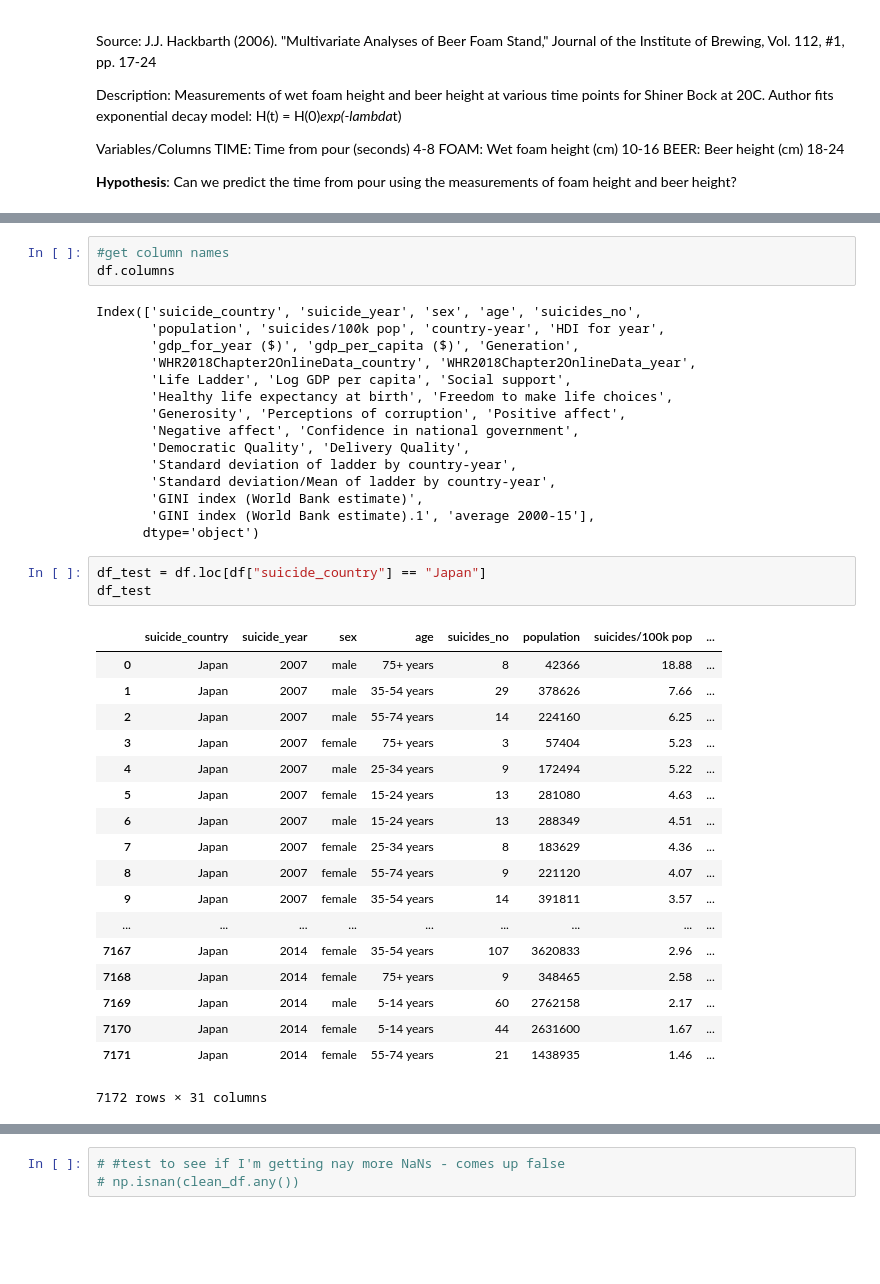
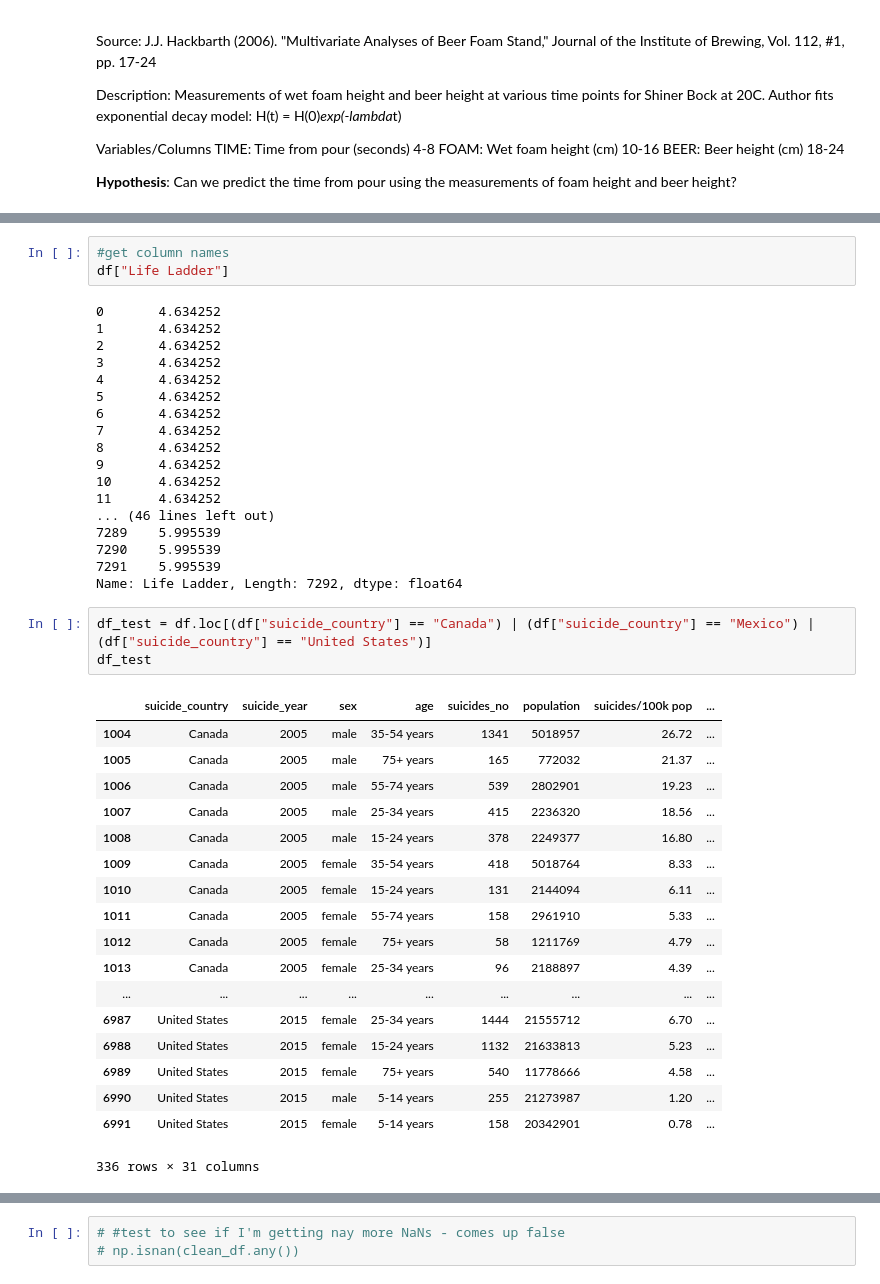
Before and after one commit to atjhsieh/Fantastic4, a Jupyter notebook: test_multiv_regress.ipynb, the cells around one changed output, grey strips where cells are left out. Cells and saved outputs as stored; diff of their text form; blank space fills up the shorter version.

```diff
--- a/test_multiv_regress.ipynb
+++ b/test_multiv_regress.ipynb
@@ -47,42 +48,45 @@ df
 # %%
 #get column names
-df.columns
+df["Life Ladder"]
 # %% [output]
-Index(['suicide_country', 'suicide_year', 'sex', 'age', 'suicides_no',
-       'population', 'suicides/100k pop', 'country-year', 'HDI for year',
-       'gdp_for_year ($)', 'gdp_per_capita ($)', 'Generation',
-       'WHR2018Chapter2OnlineData_country', 'WHR2018Chapter2OnlineData_year',
-       'Life Ladder', 'Log GDP per capita', 'Social support',
-       'Healthy life expectancy at birth', 'Freedom to make life choices',
-       'Generosity', 'Perceptions of corruption', 'Positive affect',
-       'Negative affect', 'Confidence in national government',
-       'Democratic Quality', 'Delivery Quality',
-       'Standard deviation of ladder by country-year',
-       'Standard deviation/Mean of ladder by country-year',
-       'GINI index (World Bank estimate)',
-       'GINI index (World Bank estimate).1', 'average 2000-15'],
-      dtype='object')
+0       4.634252
+1       4.634252
+2       4.634252
+3       4.634252
+4       4.634252
+5       4.634252
+6       4.634252
+7       4.634252
+8       4.634252
+9       4.634252
+10      4.634252
+11      4.634252
+... (46 lines left out)
+7289    5.995539
+7290    5.995539
+7291    5.995539
+Name: Life Ladder, Length: 7292, dtype: float64
 # %%
-df_test = df.loc[df["suicide_country"] == "Japan"]
+df_test = df.loc[(df["suicide_country"] == "Canada") | (df["suicide_country"] == "Mexico") | (df["suicide_country"] == "United States")]
 df_test
 # %% [output]
 |  | suicide_country | suicide_year | sex | age | suicides_no | population | suicides/100k pop | ... |
-| 0 | Japan | 2007 | male | 75+ years | 8 | 42366 | 18.88 | ... |
-| 1 | Japan | 2007 | male | 35-54 years | 29 | 378626 | 7.66 | ... |
-| 2 | Japan | 2007 | male | 55-74 years | 14 | 224160 | 6.25 | ... |
-| 3 | Japan | 2007 | female | 75+ years | 3 | 57404 | 5.23 | ... |
-| 4 | Japan | 2007 | male | 25-34 years | 9 | 172494 | 5.22 | ... |
-| 5 | Japan | 2007 | female | 15-24 years | 13 | 281080 | 4.63 | ... |
-| 6 | Japan | 2007 | male | 15-24 years | 13 | 288349 | 4.51 | ... |
-| 7 | Japan | 2007 | female | 25-34 years | 8 | 183629 | 4.36 | ... |
-| 8 | Japan | 2007 | female | 55-74 years | 9 | 221120 | 4.07 | ... |
-| 9 | Japan | 2007 | female | 35-54 years | 14 | 391811 | 3.57 | ... |
+| 1004 | Canada | 2005 | male | 35-54 years | 1341 | 5018957 | 26.72 | ... |
+| 1005 | Canada | 2005 | male | 75+ years | 165 | 772032 | 21.37 | ... |
+| 1006 | Canada | 2005 | male | 55-74 years | 539 | 2802901 | 19.23 | ... |
+| 1007 | Canada | 2005 | male | 25-34 years | 415 | 2236320 | 18.56 | ... |
+| 1008 | Canada | 2005 | male | 15-24 years | 378 | 2249377 | 16.80 | ... |
+| 1009 | Canada | 2005 | female | 35-54 years | 418 | 5018764 | 8.33 | ... |
+| 1010 | Canada | 2005 | female | 15-24 years | 131 | 2144094 | 6.11 | ... |
+| 1011 | Canada | 2005 | female | 55-74 years | 158 | 2961910 | 5.33 | ... |
+| 1012 | Canada | 2005 | female | 75+ years | 58 | 1211769 | 4.79 | ... |
+| 1013 | Canada | 2005 | female | 25-34 years | 96 | 2188897 | 4.39 | ... |
 | ... | ... | ... | ... | ... | ... | ... | ... | ... |
-| 7167 | Japan | 2014 | female | 35-54 years | 107 | 3620833 | 2.96 | ... |
-| 7168 | Japan | 2014 | female | 75+ years | 9 | 348465 | 2.58 | ... |
-| 7169 | Japan | 2014 | male | 5-14 years | 60 | 2762158 | 2.17 | ... |
-| 7170 | Japan | 2014 | female | 5-14 years | 44 | 2631600 | 1.67 | ... |
-| 7171 | Japan | 2014 | female | 55-74 years | 21 | 1438935 | 1.46 | ... |
+| 6987 | United States | 2015 | female | 25-34 years | 1444 | 21555712 | 6.70 | ... |
+| 6988 | United States | 2015 | female | 15-24 years | 1132 | 21633813 | 5.23 | ... |
+| 6989 | United States | 2015 | female | 75+ years | 540 | 11778666 | 4.58 | ... |
+| 6990 | United States | 2015 | male | 5-14 years | 255 | 21273987 | 1.20 | ... |
+| 6991 | United States | 2015 | female | 5-14 years | 158 | 20342901 | 0.78 | ... |
-7172 rows × 31 columns
+336 rows × 31 columns
 # %%
 #drop columns with no data - for some reason I'm getting an error now that things are cleaned out.
```
Also changed, not shown: parts of 10 cells of this notebook, 1 other file.
